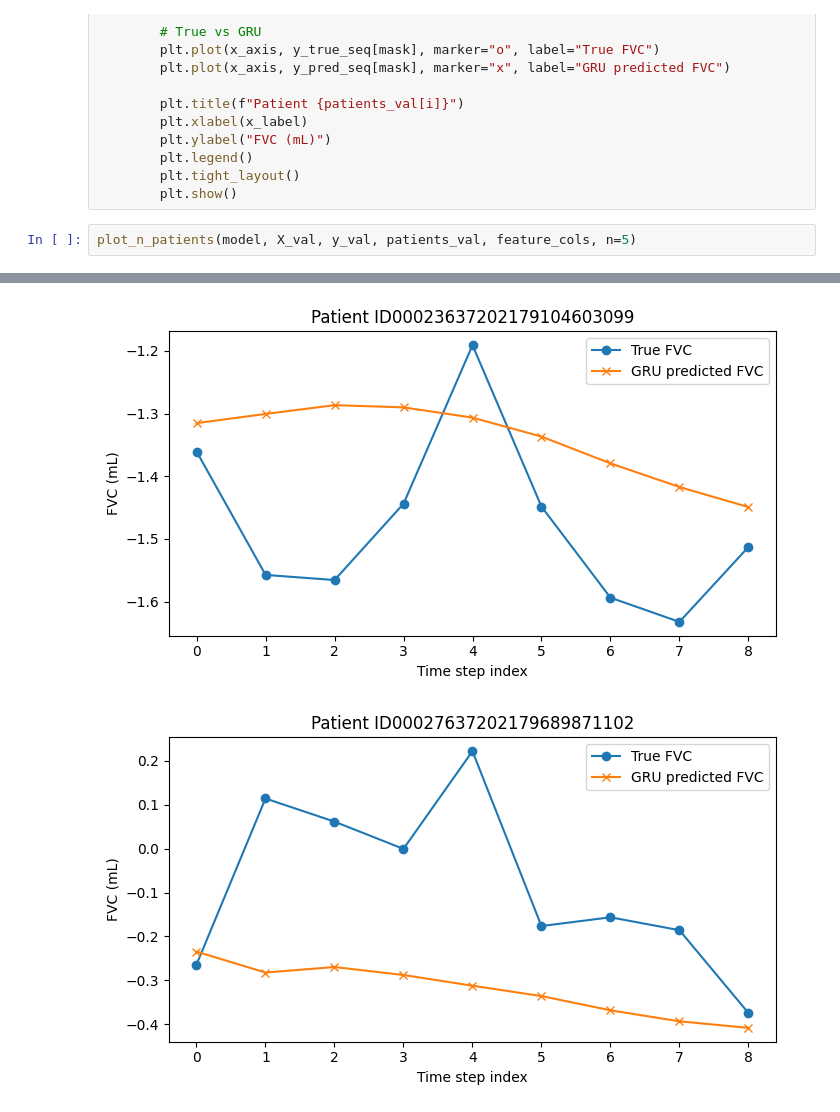
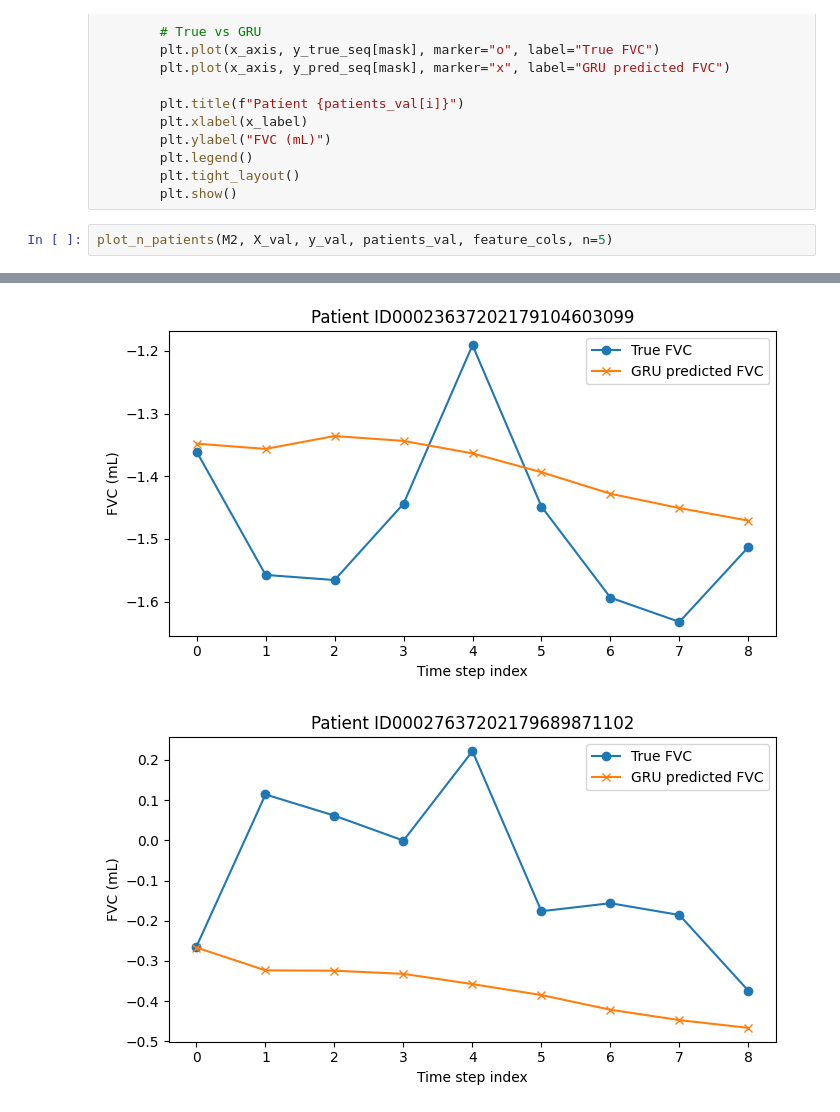
Before and after one commit to unfulw/pulmonary_fibrosis, a Jupyter notebook: models/gru.ipynb, the cells around one changed output, grey strips where cells are left out. Drawn from its saved outputs; the diff is of its cells as text.

```diff
--- a/models/gru.ipynb
+++ b/models/gru.ipynb
@@ -432,5 +434,5 @@ def plot_n_patients(model, X_val, y_val, patients_val, feature_cols, n=5):
         plt.tight_layout()
         plt.show()
 # %%
-plot_n_patients(model, X_val, y_val, patients_val, feature_cols, n=5)
+plot_n_patients(M2, X_val, y_val, patients_val, feature_cols, n=5)
 # %% [output]
@@ -439,2 +441,2 @@ plot_n_patients(model, X_val, y_val, patients_val, feature_cols, n=5)
-[figure, old version]
+[figure, new version]
-[figure, old version]
+[figure, new version]
```
Also changed, not shown: parts of 6 cells of this notebook, 1 other file.
